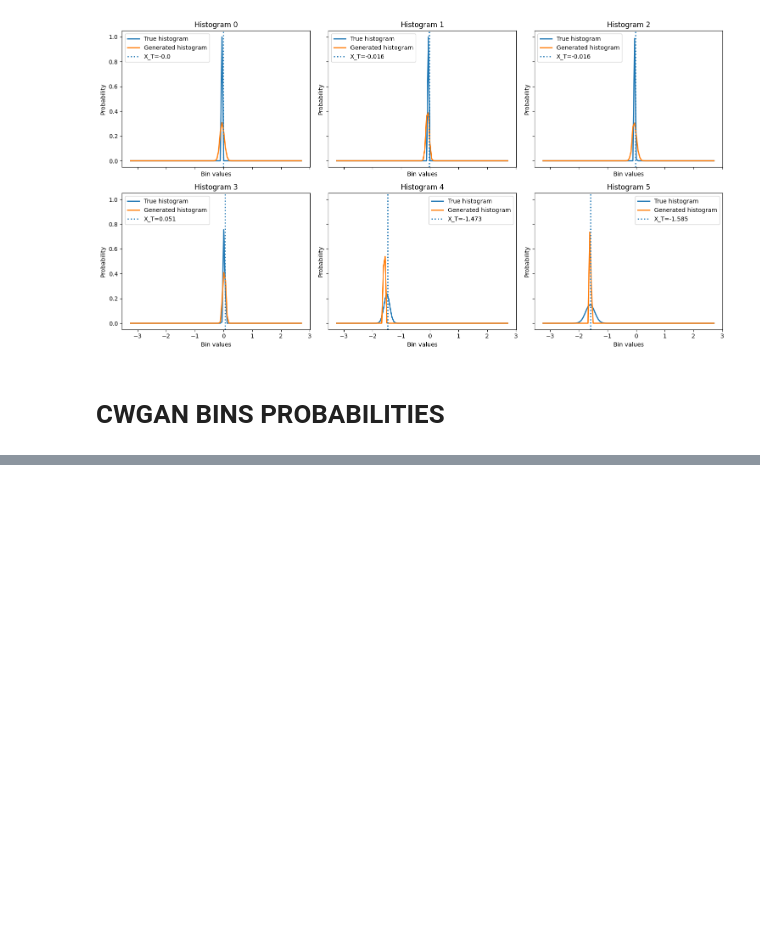
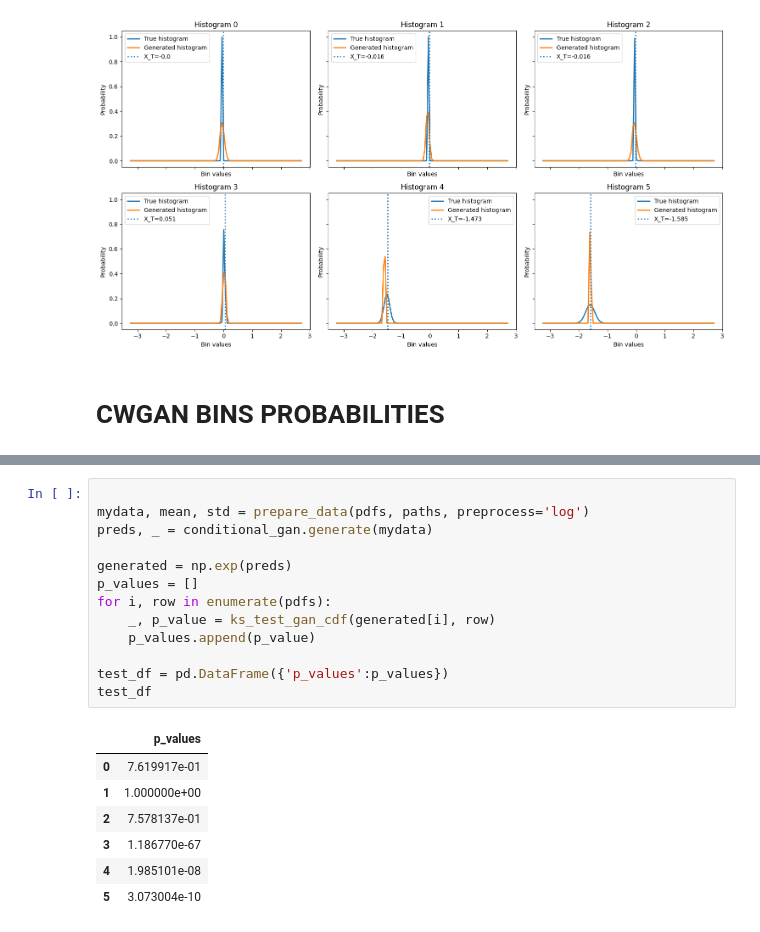
Before and after one commit to matteorofrano/CGAN-for-probability-distribution-generation, a Jupyter notebook: tests.ipynb, the cells around one changed output, grey strips where cells are left out. Cells and saved outputs as stored; diff of their text form; blank space fills up the shorter version.

```diff
--- a/tests.ipynb
+++ b/tests.ipynb
@@ -342,0 +331,21 @@ Results saved to ./data/results/CWGAN_error_dist.csv
+# %%
+
+mydata, mean, std = prepare_data(pdfs, paths, preprocess='log')
+preds, _ = conditional_gan.generate(mydata)
+
+generated = np.exp(preds)
+p_values = []
+for i, row in enumerate(pdfs):
+    _, p_value = ks_test_gan_cdf(generated[i], row)
+    p_values.append(p_value)
+
+test_df = pd.DataFrame({'p_values':p_values})
+test_df
+# %% [output]
+|  | p_values |
+| 0 | 7.619917e-01 |
+| 1 | 1.000000e+00 |
+| 2 | 7.578137e-01 |
+| 3 | 1.186770e-67 |
+| 4 | 1.985101e-08 |
+| 5 | 3.073004e-10 |
```
Also changed, not shown: parts of 14 cells of this notebook, 31 other files.
